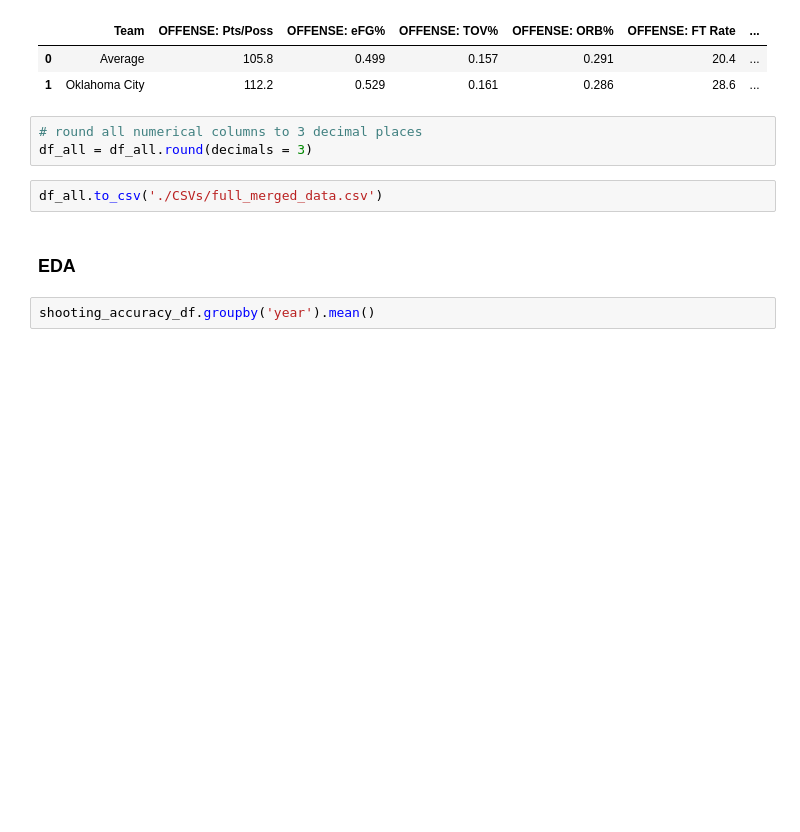
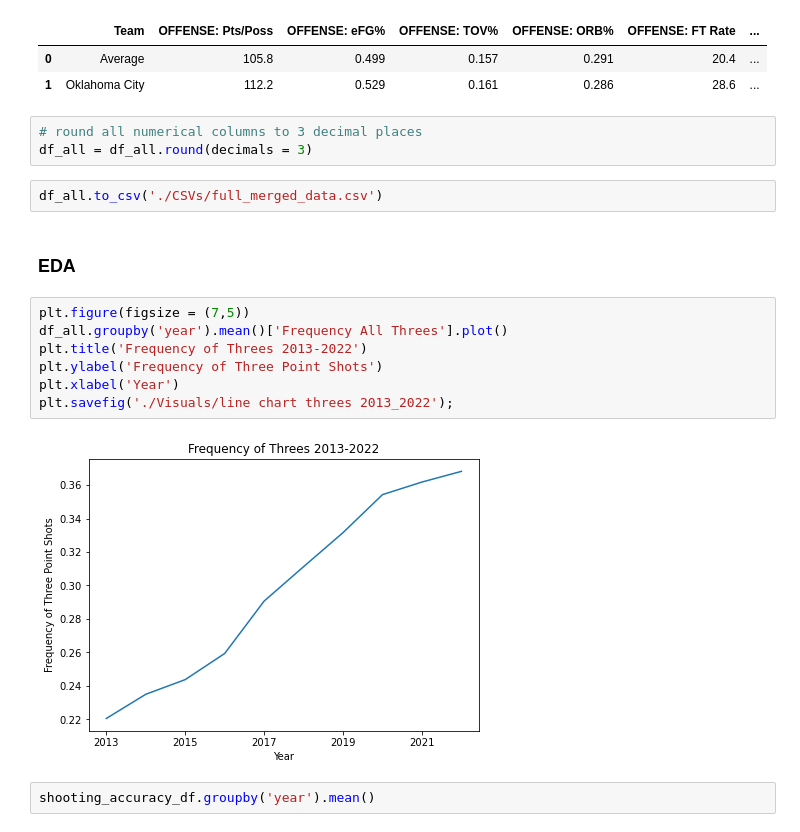
Before and after one commit to aothree/NBA-Style-of-Play, a Jupyter notebook: before_model_eda.ipynb, the cells around one changed output. Drawn from its saved outputs; the diff is of its cells as text; blank space fills up the shorter version.

```diff
--- a/before_model_eda.ipynb
+++ b/before_model_eda.ipynb
@@ -192,6 +192,15 @@ df_all = df_all.round(decimals = 3)
 df_all.to_csv('./CSVs/full_merged_data.csv')
 # %% [markdown]
 ### EDA
+# %%
+plt.figure(figsize = (7,5))
+df_all.groupby('year').mean()['Frequency All Threes'].plot()
+plt.title('Frequency of Threes 2013-2022')
+plt.ylabel('Frequency of Three Point Shots')
+plt.xlabel('Year')
+plt.savefig('./Visuals/line chart threes 2013_2022');
+# %% [output]
+[figure, added]
 # %%
 shooting_accuracy_df.groupby('year').mean()
 # %% [output]
```
Also changed, not shown: 4 other files.
